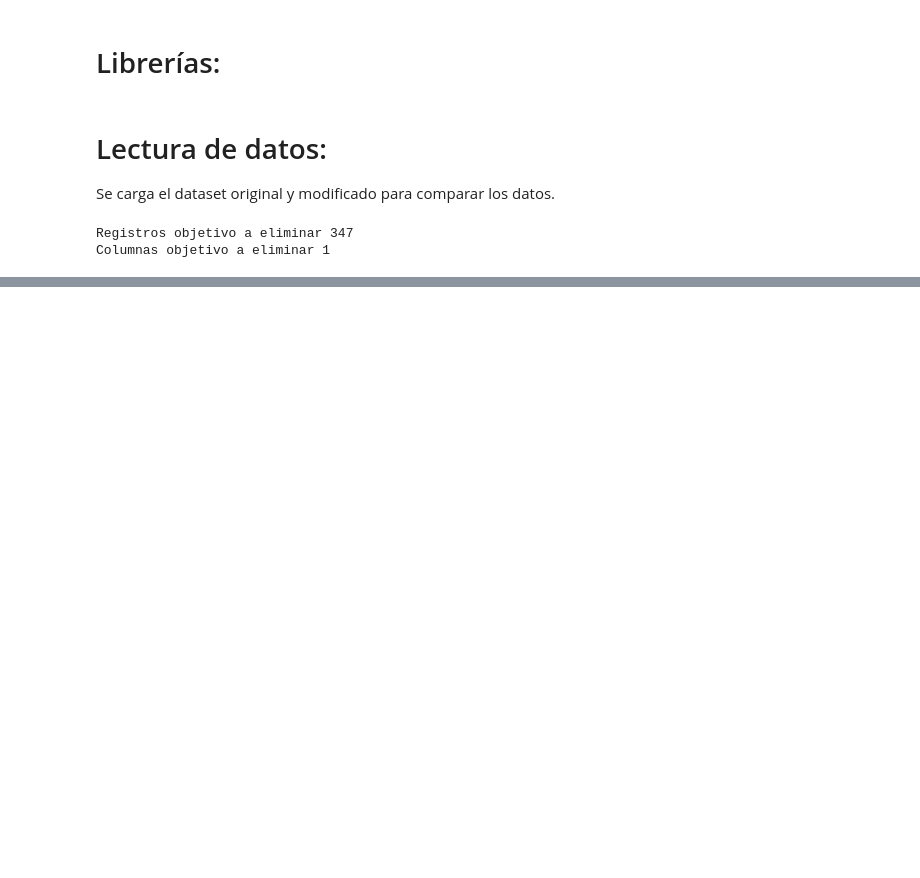
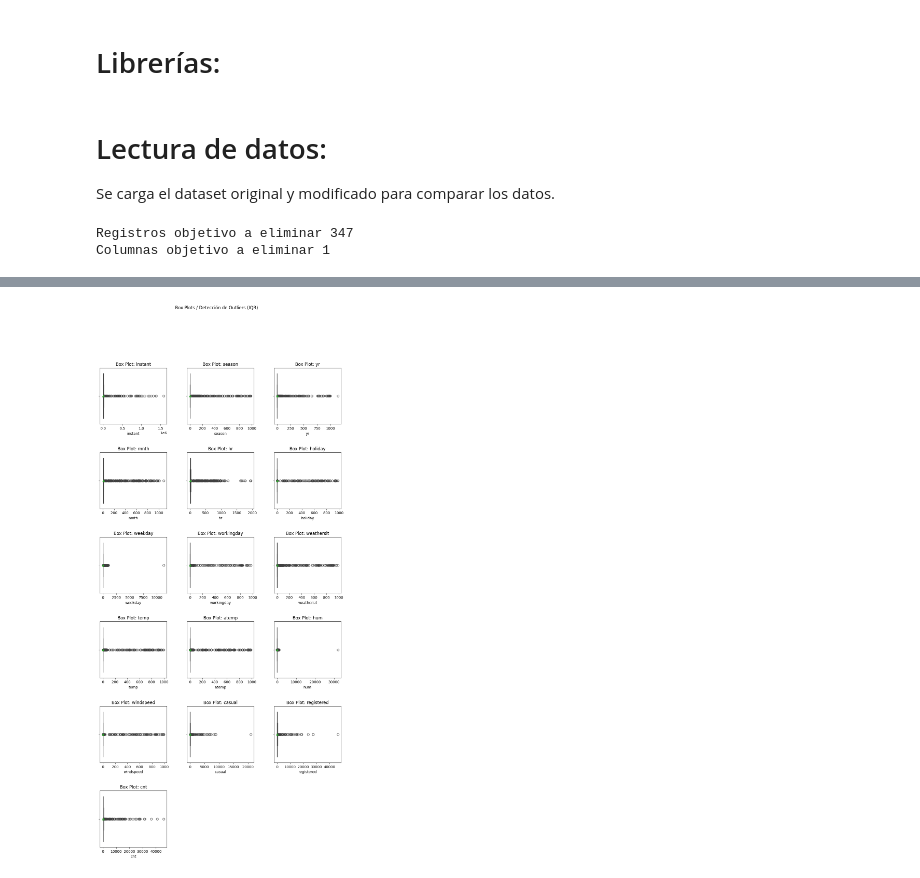
Before and after one commit to a00882024/mlops_bike_sharing, a Jupyter notebook: notebooks/ml.ipynb, the cells around one changed output, grey strips where cells are left out. Drawn from its saved outputs; the diff is of its cells as text; code cells hidden in the pictures; blank space fills up the shorter version.

```diff
--- a/notebooks/ml.ipynb
+++ b/notebooks/ml.ipynb
@@ -32,0 +181,32 @@ Columnas objetivo a eliminar 1
+# %%
+def create_boxplots(df, num_cols, n_rows, n_cols):
+    """
+    Generar Box Plots para variables numéricas & detectar outliers (IQR)
+
+    Args:
+        df: dataframe de entrada
+        num_cols: lista de nombres de columnas numéricas
+        n_rows: # de filas en el grid de subplots
+        n_cols: # de columnas en el grid de subplots
+    """
+
+    fig, axes = plt.subplots(n_rows, n_cols, figsize=(4 * n_cols, 4 * n_rows))
+    plt.subplots_adjust(wspace=0.3, hspace=0.5)
+
+    fig.suptitle('Box Plots / Detección de Outliers (IQR)', fontsize=12)
+
+    axes = axes.flatten() if isinstance(axes, np.ndarray) else [axes]
+
+    for i, col in enumerate(num_cols):
+        if i >= len(axes):
+            break
+
+        ax = axes[i]
+        sns.boxplot(x=df[col], ax=ax, showmeans=True)
+        ax.set_title(f'Box Plot: {col}', fontsize=12)
+        ax.set_xlabel(f'{col}')
+
+    for j in range(i + 1, len(axes)):
+        fig.delaxes(axes[j])
+
+    plt.show()
@@ -32,0 +427,4 @@ Columnas objetivo a eliminar 1
+# %%
+create_boxplots(bike_sharing_df, num_cols, 6, 3)
+# %% [output]
+[figure, added]
```
Also changed, not shown: parts of 25 cells of this notebook.
